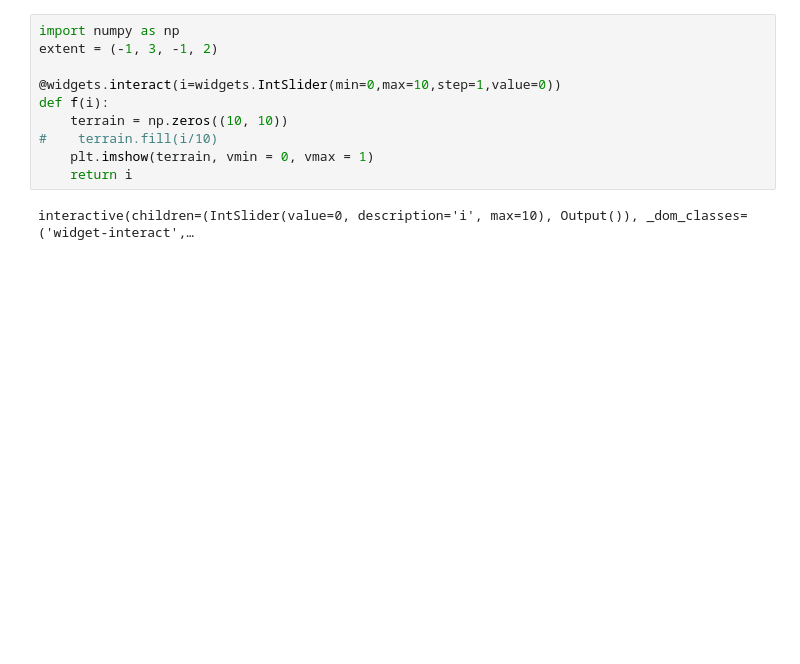
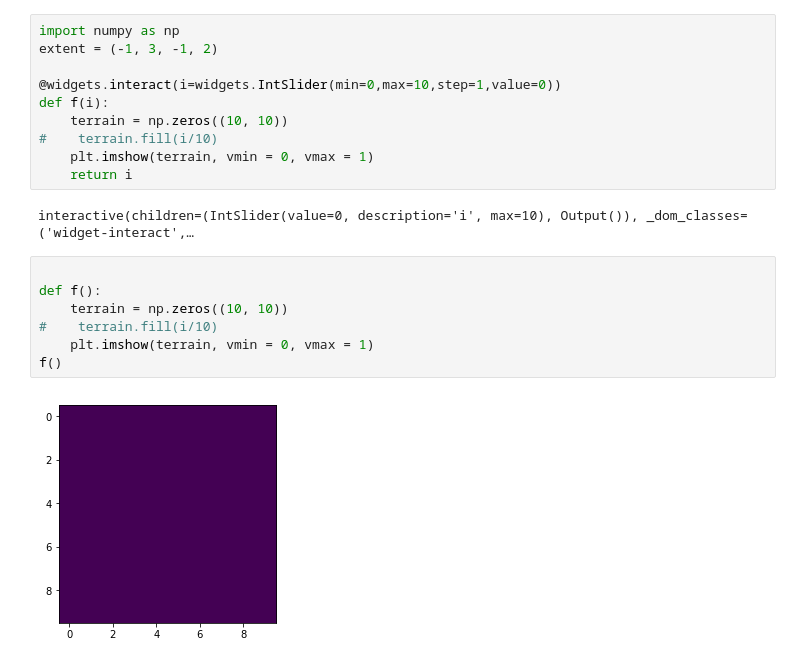
Before and after one commit to papero2/Alessandro-s-teaching-notebooks, a Jupyter notebook: simple_widget.ipynb, the cells around one changed output. Cells and saved outputs as stored; diff of their text form; blank space fills up the shorter version.

```diff
--- a/simple_widget.ipynb
+++ b/simple_widget.ipynb
@@ -44,3 +44,12 @@ def f(i):
     return i
 # %% [output]
 interactive(children=(IntSlider(value=0, description='i', max=10), Output()), _dom_classes=('widget-interact',…
+# %%
+
+def f():
+    terrain = np.zeros((10, 10))
+#    terrain.fill(i/10)
+    plt.imshow(terrain, vmin = 0, vmax = 1)
+f()
+# %% [output]
+[figure, added]
```
